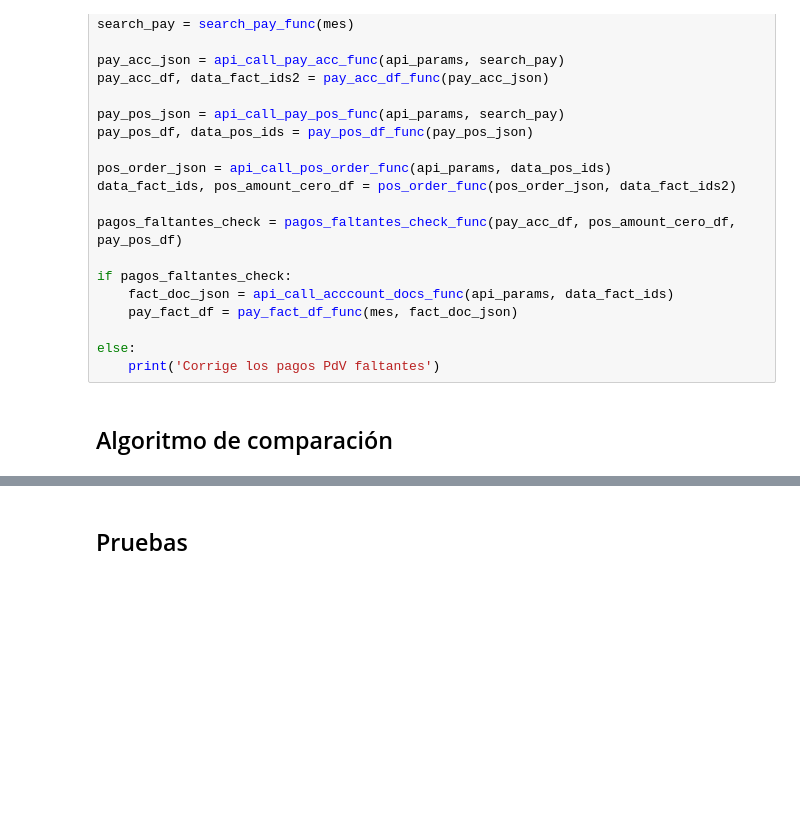
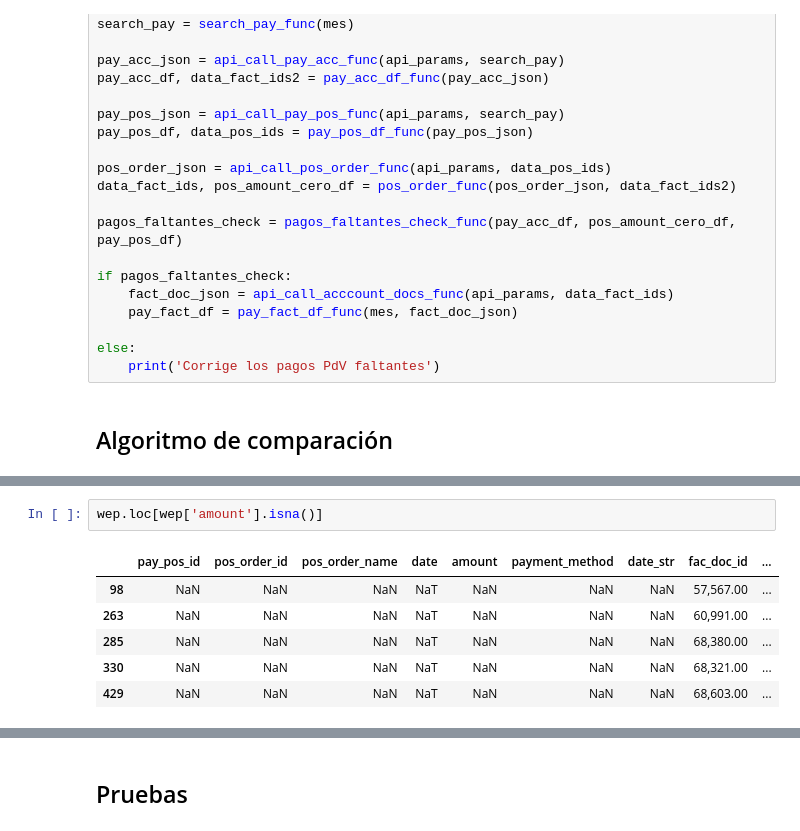
Before and after one commit to ecostichp/odoo_comisiones, a Jupyter notebook: algoritmo/algoritmo_cobranza_mes_func.ipynb, the cells around one changed output, grey strips where cells are left out. Saved outputs shown, nothing was run; the diff lists cells and outputs as text; blank space fills up the shorter version.

```diff
--- a/algoritmo/algoritmo_cobranza_mes_func.ipynb
+++ b/algoritmo/algoritmo_cobranza_mes_func.ipynb
@@ -368,0 +352,9 @@ wep
+# %%
+wep.loc[wep['amount'].isna()]
+# %% [output]
+|  | pay_pos_id | pos_order_id | pos_order_name | date | amount | payment_method | date_str | fac_doc_id | ... |
+| 98 | NaN | NaN | NaN | NaT | NaN | NaN | NaN | 57,567.00 | ... |
+| 263 | NaN | NaN | NaN | NaT | NaN | NaN | NaN | 60,991.00 | ... |
+| 285 | NaN | NaN | NaN | NaT | NaN | NaN | NaN | 68,380.00 | ... |
+| 330 | NaN | NaN | NaN | NaT | NaN | NaN | NaN | 68,321.00 | ... |
+| 429 | NaN | NaN | NaN | NaT | NaN | NaN | NaN | 68,603.00 | ... |
```
Also changed, not shown: parts of 6 cells of this notebook.
